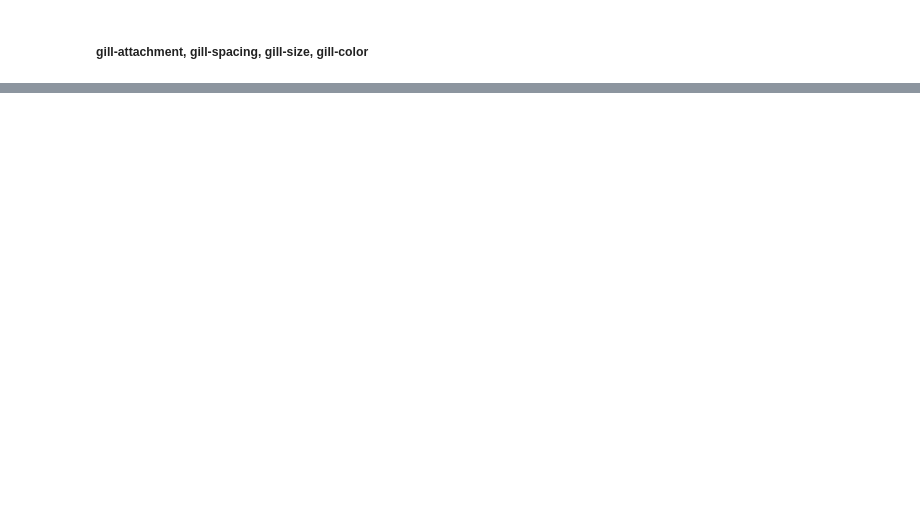
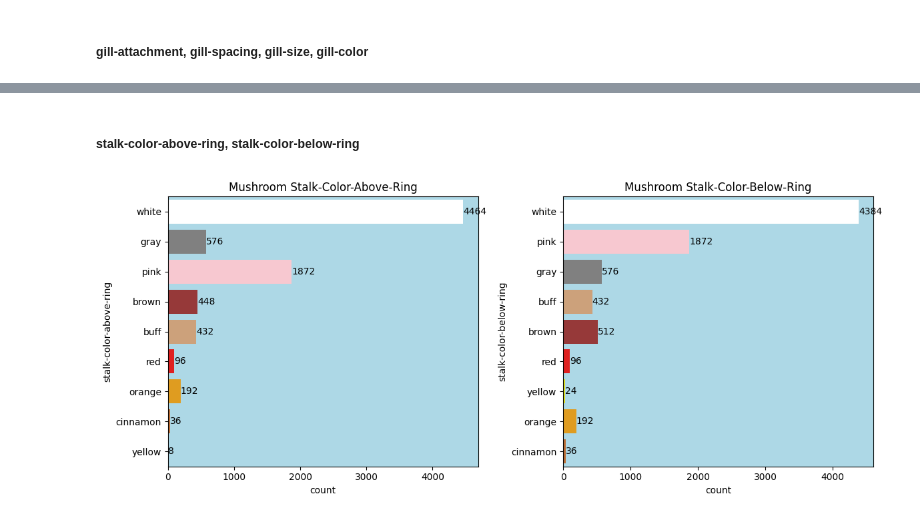
Before and after one commit to Akshay-Paunikar/iNeuron_Mushroom_Classification, a Jupyter notebook: mushroom/notebook/mushroom_EDA.ipynb, the cells around one changed output, grey strips where cells are left out. Drawn from its saved outputs; the diff is of its cells as text; code cells hidden in the pictures; blank space fills up the shorter version.

```diff
--- a/mushroom/notebook/mushroom_EDA.ipynb
+++ b/mushroom/notebook/mushroom_EDA.ipynb
@@ -448,0 +519,31 @@ plt.show()
+# %% [markdown]
+##### stalk-color-above-ring, stalk-color-below-ring
+# %%
+plt.figure(figsize=(12,5))
+
+# stalk-color-above-ring
+
+ax1 = plt.subplot2grid((1,2),(0,0))
+
+sns.countplot(y='stalk-color-above-ring', data=mushroom, ax=ax1,
+              palette=['#FFFFFF','#808080','#FFC0CB','#A52A2A','#DAA06D','#FF0000','#FFA500','#D2691E','#FFFF00'])
+for i in ax1.containers:
+        ax1.bar_label(i)
+ax1.set_facecolor('lightblue')
+plt.title("Mushroom Stalk-Color-Above-Ring")
+
+# stalk-color-below-ring
+
+ax2 = plt.subplot2grid((1,2),(0,1))
+
+sns.countplot(y='stalk-color-below-ring', data=mushroom, ax=ax2,
+              palette=['#FFFFFF','#FFC0CB','#808080','#DAA06D','#A52A2A','#FF0000','#FFFF00','#FFA500','#D2691E'])
+for i in ax2.containers:
+        ax2.bar_label(i)
+ax2.set_facecolor('lightblue')
+plt.title("Mushroom Stalk-Color-Below-Ring")
+
+plt.tight_layout()
+plt.show()
+# %% [output]
+[figure, added]
```
Also changed, not shown: parts of 13 cells of this notebook.
